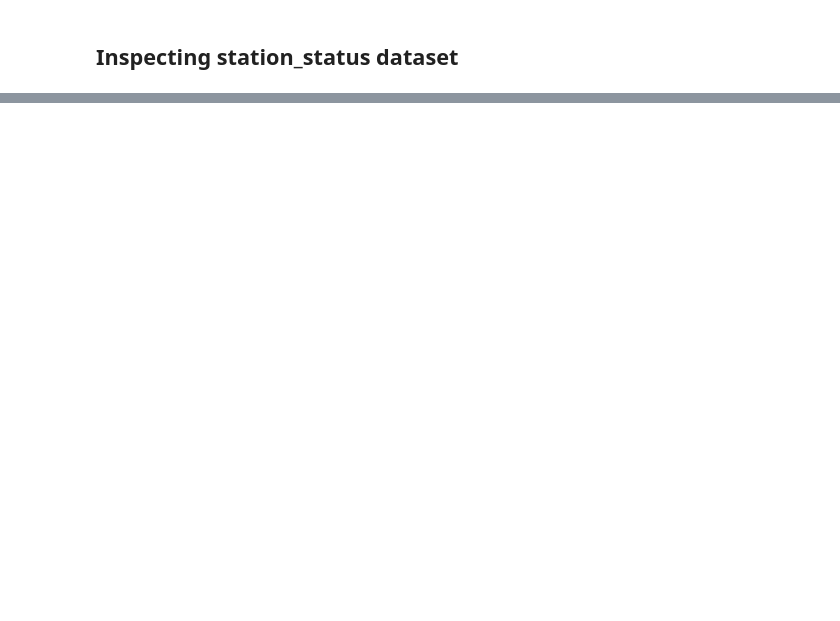
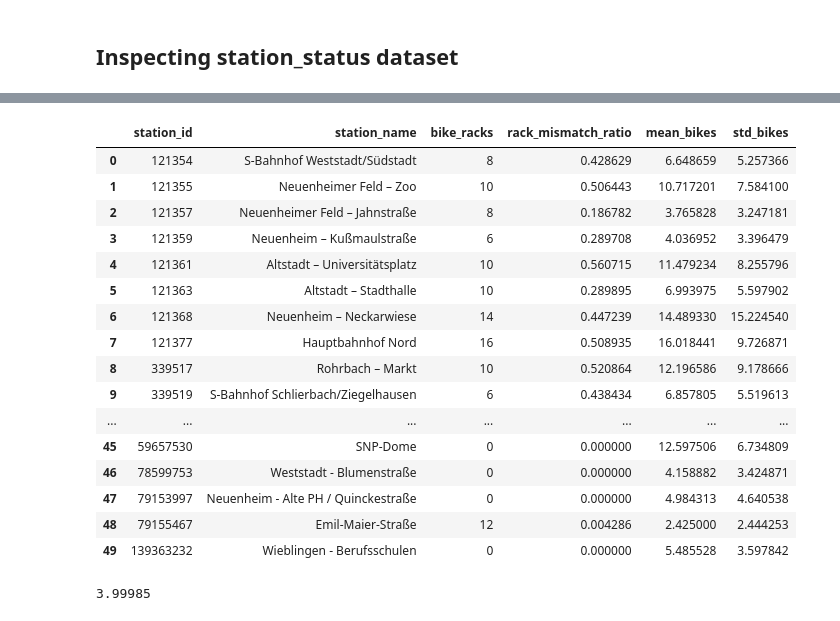
Before and after one commit to foretell-labs/CityFlow, a Jupyter notebook: notebooks/01_data_exploration.ipynb, the cells around one changed output, grey strips where cells are left out. Cells and saved outputs as stored; diff of their text form; code cells hidden in the pictures; blank space fills up the shorter version.

```diff
--- a/notebooks/01_data_exploration.ipynb
+++ b/notebooks/01_data_exploration.ipynb
@@ -109,0 +157,29 @@ If this is the case, in our model we should consider a user that wants to start
+# %%
+from src.inspection.station_status import station_rack_summary
+
+city_dir = PROJECT_ROOT / "data" / "heidelberg"
+trips_path = city_dir / "trips.parquet"
+
+station_rack_summary(city_dir).head(50)
+# %% [output]
+|  | station_id | station_name | bike_racks | rack_mismatch_ratio | mean_bikes | std_bikes |
+| 0 | 121354 | S-Bahnhof Weststadt/Südstadt | 8 | 0.428629 | 6.648659 | 5.257366 |
+| 1 | 121355 | Neuenheimer Feld – Zoo | 10 | 0.506443 | 10.717201 | 7.584100 |
+| 2 | 121357 | Neuenheimer Feld – Jahnstraße | 8 | 0.186782 | 3.765828 | 3.247181 |
+| 3 | 121359 | Neuenheim – Kußmaulstraße | 6 | 0.289708 | 4.036952 | 3.396479 |
+| 4 | 121361 | Altstadt – Universitätsplatz | 10 | 0.560715 | 11.479234 | 8.255796 |
+| 5 | 121363 | Altstadt – Stadthalle | 10 | 0.289895 | 6.993975 | 5.597902 |
+| 6 | 121368 | Neuenheim – Neckarwiese | 14 | 0.447239 | 14.489330 | 15.224540 |
+| 7 | 121377 | Hauptbahnhof Nord | 16 | 0.508935 | 16.018441 | 9.726871 |
+| 8 | 339517 | Rohrbach – Markt | 10 | 0.520864 | 12.196586 | 9.178666 |
+| 9 | 339519 | S-Bahnhof Schlierbach/Ziegelhausen | 6 | 0.438434 | 6.857805 | 5.519613 |
+| ... | ... | ... | ... | ... | ... | ... |
+| 45 | 59657530 | SNP-Dome | 0 | 0.000000 | 12.597506 | 6.734809 |
+| 46 | 78599753 | Weststadt - Blumenstraße | 0 | 0.000000 | 4.158882 | 3.424871 |
+| 47 | 79153997 | Neuenheim - Alte PH / Quinckestraße | 0 | 0.000000 | 4.984313 | 4.640538 |
+| 48 | 79155467 | Emil-Maier-Straße | 12 | 0.004286 | 2.425000 | 2.444253 |
+| 49 | 139363232 | Wieblingen - Berufsschulen | 0 | 0.000000 | 5.485528 | 3.597842 |
+# %%
+counts_by_city['heidelberg']['station_status'] / counts_by_city['heidelberg']['stations'] / 320 / 10
+# %% [output]
+3.99985
```
Also changed, not shown: parts of 10 cells of this notebook, 1 other file.
